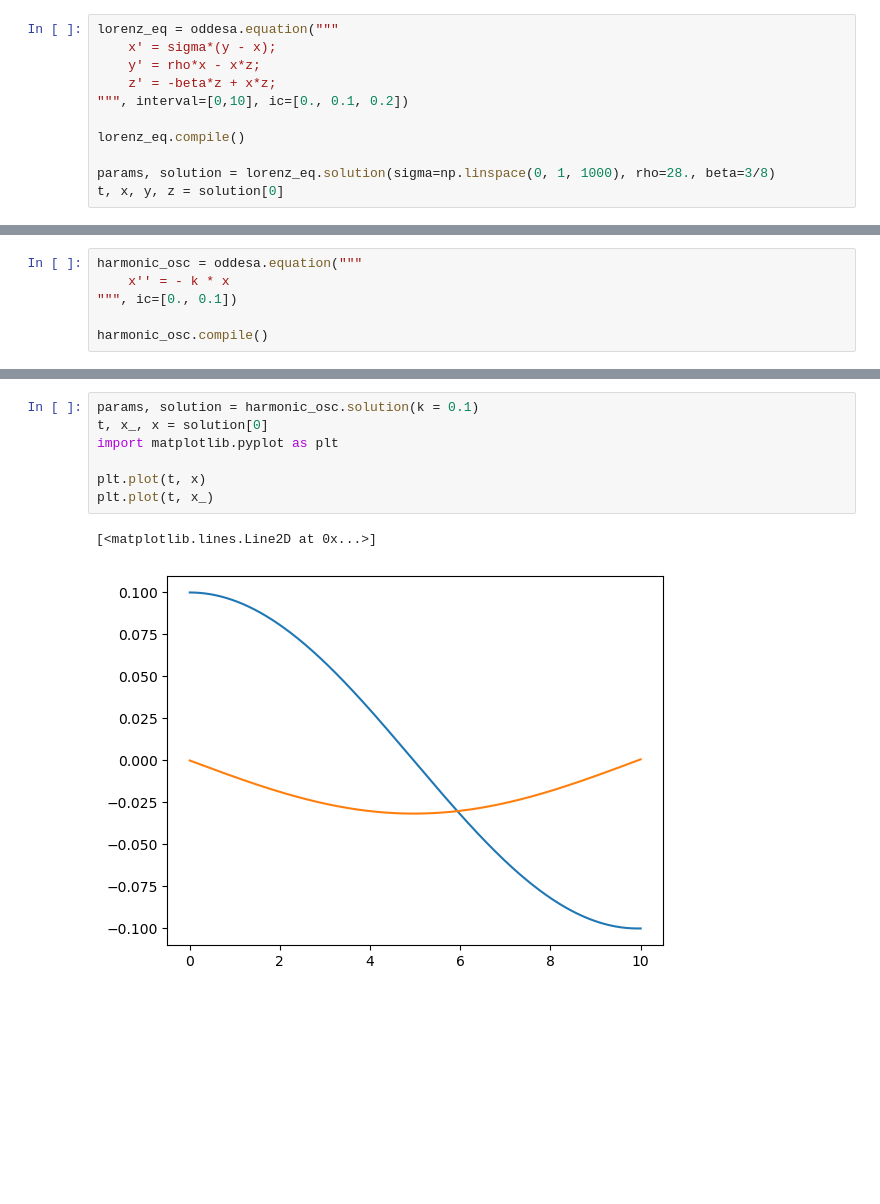
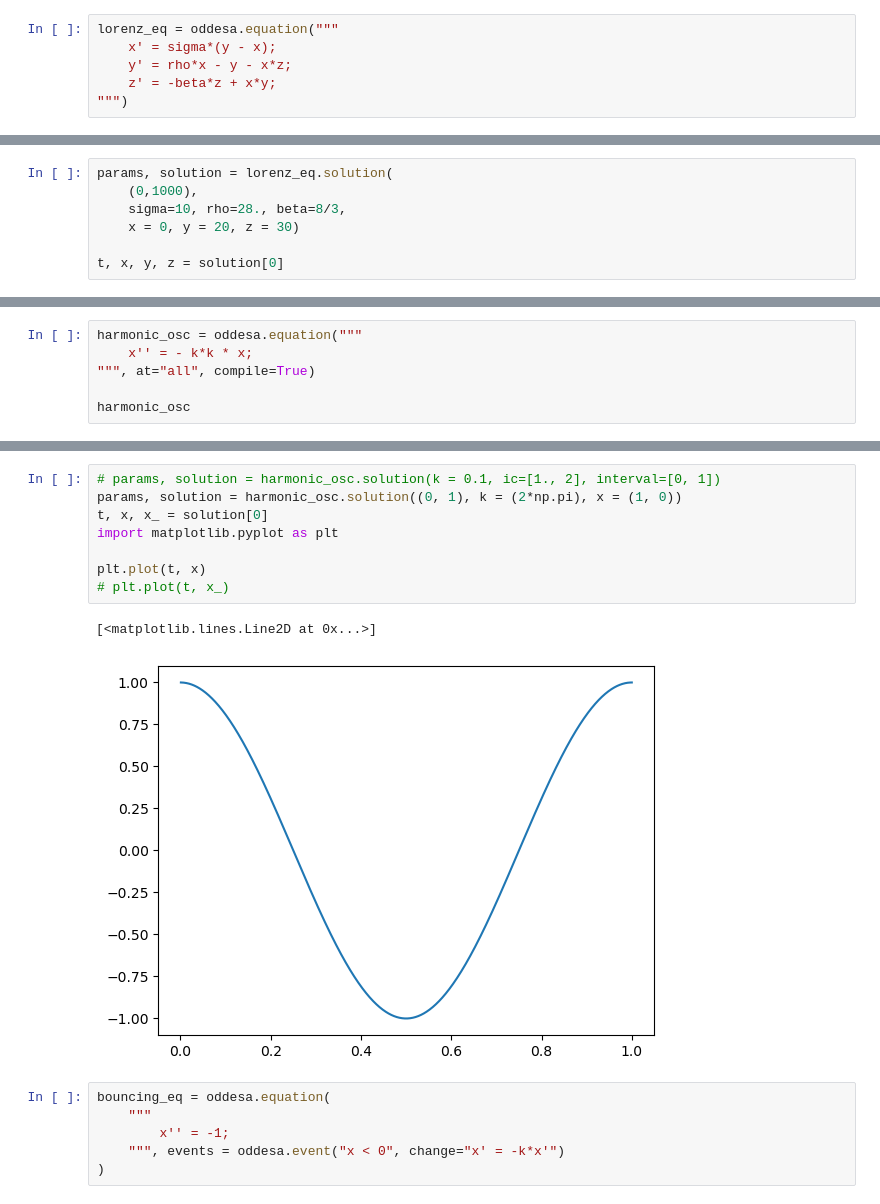
Before and after one commit to Kir-Dykov/diffurch, a Jupyter notebook: testing.ipynb, the cells around one changed output, grey strips where cells are left out. Drawn from its saved outputs; the diff is of its cells as text; blank space fills up the shorter version.

Commit message:
Before implementing new Event-centered mechanics

```diff
--- a/testing.ipynb
+++ b/testing.ipynb
@@ -34,11 +23,6 @@ oddesa.cpp_errors("int x˛ = 0; int main() {return 0;}")
 # %%
 lorenz_eq = oddesa.equation("""
     x' = sigma*(y - x);
-    y' = rho*x - x*z;
-    z' = -beta*z + x*z;
-""", interval=[0,10], ic=[0., 0.1, 0.2])
-
-lorenz_eq.compile()
-
-params, solution = lorenz_eq.solution(sigma=np.linspace(0, 1, 1000), rho=28., beta=3/8)
-t, x, y, z = solution[0]
+    y' = rho*x - y - x*z;
+    z' = -beta*z + x*y;
+""")
@@ -69,0 +29,7 @@ list
+# %%
+params, solution = lorenz_eq.solution(
+    (0,1000),
+    sigma=10, rho=28., beta=8/3,
+    x = 0, y = 20, z = 30)
+
+t, x, y, z = solution[0]
@@ -81,7 +50,7 @@ NameError: name 't' is not defined
 # %%
 harmonic_osc = oddesa.equation("""
-    x'' = - k * x
-""", ic=[0., 0.1])
+    x'' = - k*k * x;
+""", at="all", compile=True)
 
-harmonic_osc.compile()
+harmonic_osc
 # %% [output]
@@ -105,10 +75,17 @@ STDOUT:
 # %%
-params, solution = harmonic_osc.solution(k = 0.1)
-t, x_, x = solution[0]
+# params, solution = harmonic_osc.solution(k = 0.1, ic=[1., 2], interval=[0, 1])
+params, solution = harmonic_osc.solution((0, 1), k = (2*np.pi), x = (1, 0))
+t, x, x_ = solution[0]
 import matplotlib.pyplot as plt
 
 plt.plot(t, x)
-plt.plot(t, x_)
+# plt.plot(t, x_)
 # %% [output]
 [<matplotlib.lines.Line2D at 0x...>]
-[figure, old version]
+[figure, new version]
+# %%
+bouncing_eq = oddesa.equation(
+    """
+        x'' = -1;
+    """, events = oddesa.event("x < 0", change="x' = -k*x'")
+)
```
Also changed, not shown: parts of 15 cells of this notebook, 5 other files.
